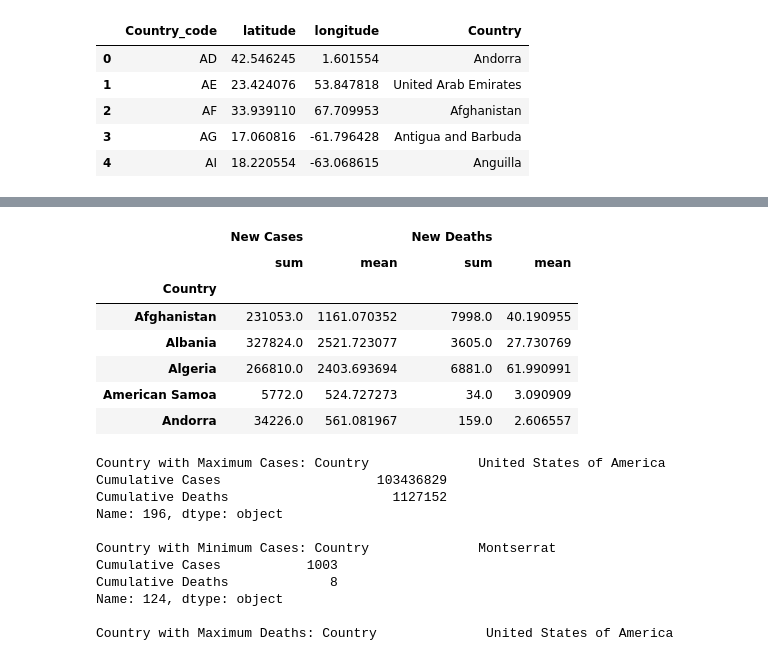
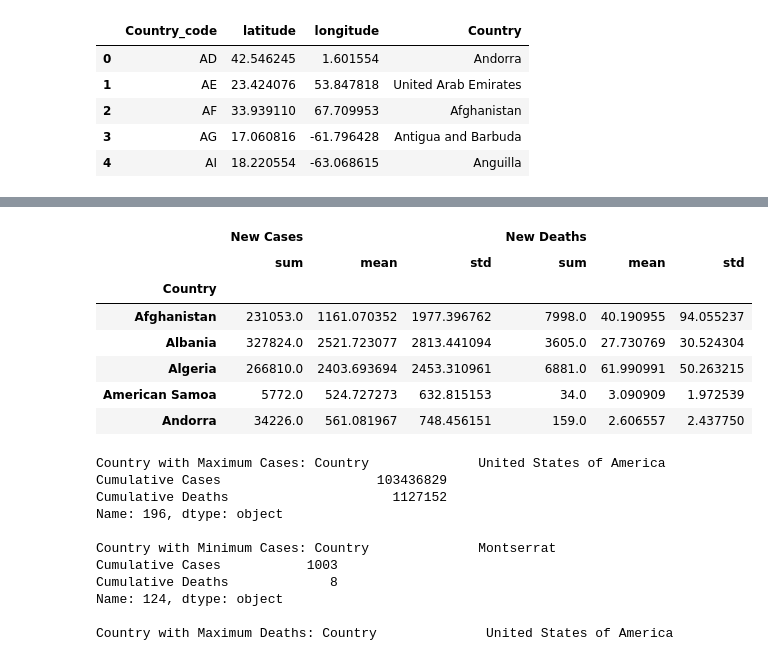
Before and after one commit to Keegawho198/COVID-19-Data-Engineering-and-Analysis-Project, a Jupyter notebook: Mandeep_ETL_Analysis.ipynb, the cells around one changed output, grey strips where cells are left out. Drawn from its saved outputs; the diff is of its cells as text; code cells hidden in the pictures.

```diff
--- a/ETL.ipynb
+++ b/Mandeep_ETL_Analysis.ipynb
@@ -59,10 +73,10 @@ complete_dataset.head()
 | 3 | 2020-01-26 | AF | Afghanistan | Asia | EMRO | NaN | 0 | ... |
 | 4 | 2020-02-02 | AF | Afghanistan | Asia | EMRO | NaN | 0 | ... |
 # %%
-#rename the columns
+#Rename the columns
 complete_dataset = complete_dataset.rename(columns={"Date_reported":"Date","Country_code":"Country Code","Country_x":"Country","WHO_region":"WHO Region",
                                                     "New_cases":"New Cases","Cumulative_cases":"Cumulative Cases","New_deaths":"New Deaths","Cumulative_deaths":"Cumulative Deaths",
-                                                    "latitude":"Latitude","longitude":"Longtitude"})
+                                                    "latitude":"Latitude","longitude":"Longitude"})
 complete_dataset.head()
 # %% [output]
 |  | Date | Country Code | Country | Continent | WHO Region | New Cases | Cumulative Cases | New Deaths | ... |
@@ -144,19 +188,19 @@ dtype: object
 # %%
-#aggregation: group by country
+# Group by country
 country_group_data = complete_dataset.groupby('Country').agg({
-    'New Cases':['sum', 'mean'],
-    'New Deaths':['sum','mean'],
+    'New Cases':['sum', 'mean', 'std'],
+    'New Deaths':['sum','mean','std'],
 })
 country_group_data.head()
 # %% [output]
-|  | New Cases |  | New Deaths |  |
-|  | sum | mean | sum | mean |
-| Country |  |  |  |  |
-| Afghanistan | 231053.0 | 1161.070352 | 7998.0 | 40.190955 |
-| Albania | 327824.0 | 2521.723077 | 3605.0 | 27.730769 |
-| Algeria | 266810.0 | 2403.693694 | 6881.0 | 61.990991 |
-| American Samoa | 5772.0 | 524.727273 | 34.0 | 3.090909 |
-| Andorra | 34226.0 | 561.081967 | 159.0 | 2.606557 |
+|  | New Cases |  |  | New Deaths |  |  |
+|  | sum | mean | std | sum | mean | std |
+| Country |  |  |  |  |  |  |
+| Afghanistan | 231053.0 | 1161.070352 | 1977.396762 | 7998.0 | 40.190955 | 94.055237 |
+| Albania | 327824.0 | 2521.723077 | 2813.441094 | 3605.0 | 27.730769 | 30.524304 |
+| Algeria | 266810.0 | 2403.693694 | 2453.310961 | 6881.0 | 61.990991 | 50.263215 |
+| American Samoa | 5772.0 | 524.727273 | 632.815153 | 34.0 | 3.090909 | 1.972539 |
+| Andorra | 34226.0 | 561.081967 | 748.456151 | 159.0 | 2.606557 | 2.437750 |
 # %%
 #use aggregation to find the max,min cases and deaths all over the world
 country_stats = complete_dataset.groupby('Country').agg({
```
Also changed, not shown: parts of 19 cells of this notebook, 7 other files.
